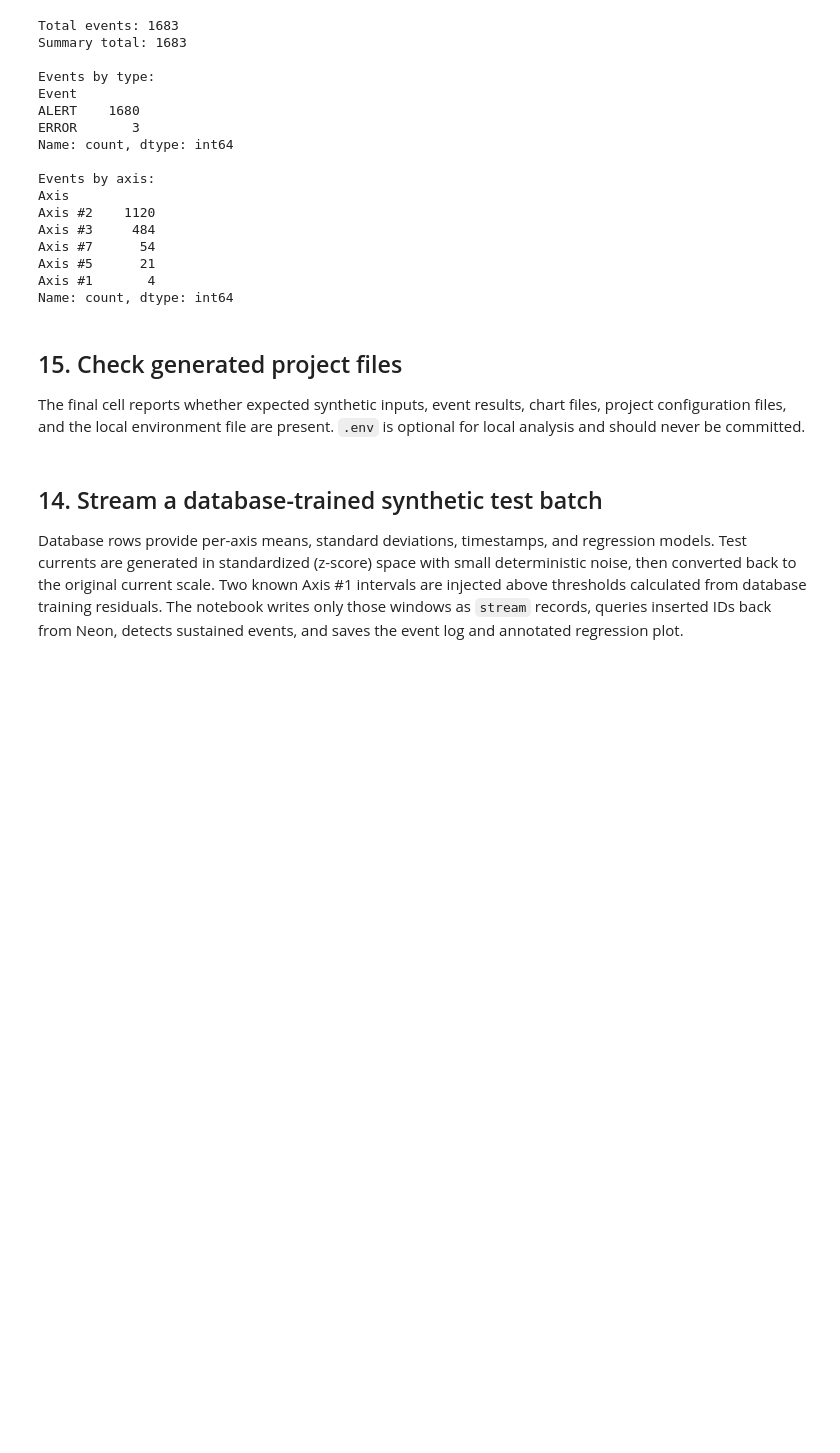
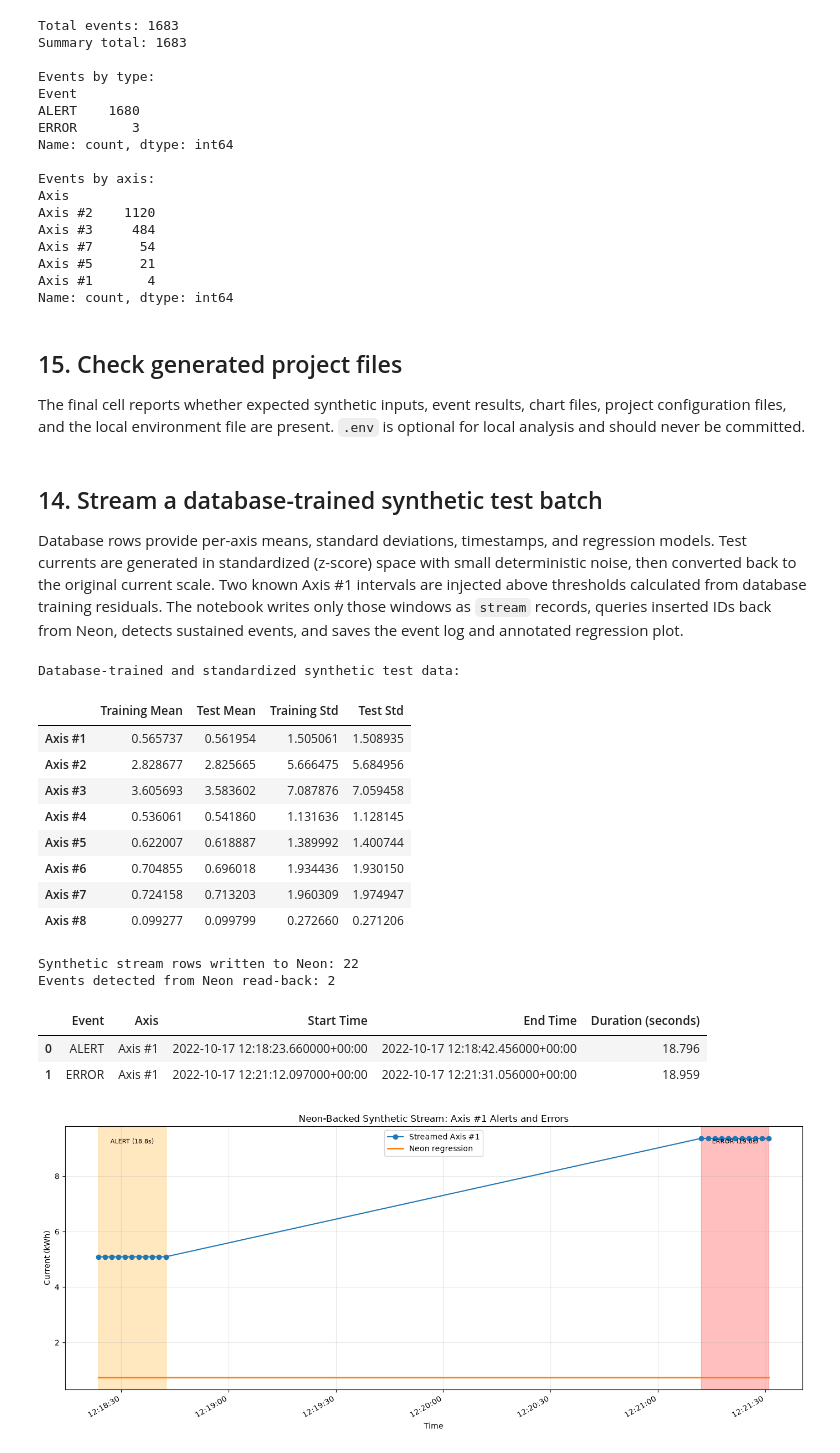
Before and after one commit to koushikbalne97/PracticalLab1_PredictiveMaintenance, a Jupyter notebook: PracticalLab1.ipynb, the cells around one changed output. Drawn from its saved outputs; the diff is of its cells as text; code cells hidden in the pictures; blank space fills up the shorter version.

Commit message:
Add database streaming validation

```diff
--- a/PracticalLab1.ipynb
+++ b/PracticalLab1.ipynb
@@ -1684,7 +1684,9 @@ The final cell reports whether expected synthetic inputs, event results, chart f
 
 Database rows provide per-axis means, standard deviations, timestamps, and regression models. Test currents are generated in standardized (z-score) space with small deterministic noise, then converted back to the original current scale. Two known Axis #1 intervals are injected above thresholds calculated from database training residuals. The notebook writes only those windows as `stream` records, queries inserted IDs back from Neon, detects sustained events, and saves the event log and annotated regression plot.
 # %%
-db_synthetic_test = db_wide[["Time", "trait", *axes]].copy()
+db_synthetic_test = db_wide[["Time", *axes]].copy()
+db_synthetic_test["trait"] = "current"
+
 rng = np.random.default_rng(42)
 db_statistics = {}
 for axis_name in axes:
@@ -1706,6 +1708,7 @@ db_synthetic_test["Time_seconds"] = (
     db_synthetic_test["Time"] - db_wide["Time"].min()
 ).dt.total_seconds()
 for axis_name in axes:
+    db_models = models
     db_synthetic_test[f"{axis_name}_predicted"] = db_models[axis_name].predict(
         db_synthetic_test[["Time_seconds"]]
     )
@@ -1713,8 +1716,8 @@ for axis_name in axes:
         db_synthetic_test[axis_name] - db_synthetic_test[f"{axis_name}_predicted"]
     )
 
-db_MinC = round(float(db_wide["Axis #1_residual"].quantile(0.95)), 2)
-db_MaxC = round(float(db_wide["Axis #1_residual"].quantile(0.99)), 2)
+db_MinC = round(float(db_synthetic_test["Axis #1_residual"].quantile(0.95)), 2)
+db_MaxC = round(float(db_synthetic_test["Axis #1_residual"].quantile(0.99)), 2)
 db_T = T
 window_size = 11
 time_gaps = db_synthetic_test["Time"].diff().dt.total_seconds()
@@ -1789,33 +1792,50 @@ for axis_name in axes:
     ))
     database_stream_events.extend(detect_events_clean(
         db_stream_readback, "error_flag", "ERROR", axis_name, db_T
     ))
 database_stream_events_df = pd.DataFrame(database_stream_events)
 os.makedirs("results", exist_ok=True)
 database_stream_events_df.to_csv("results/database_stream_events.csv", index=False)
 print("Events detected from Neon read-back:", len(database_stream_events_df))
 display(database_stream_events_df)
 
 fig, ax = plt.subplots(figsize=(14, 6))
 ax.plot(db_stream_readback["Time"], db_stream_readback["Axis #1"], marker="o", label="Streamed Axis #1")
 ax.plot(db_stream_readback["Time"], db_stream_readback["Axis #1_predicted"], linewidth=2, label="Neon regression")
 for _, event in database_stream_events_df[database_stream_events_df["Axis"] == "Axis #1"].iterrows():
     color = "orange" if event["Event"] == "ALERT" else "red"
     ax.axvspan(event["Start Time"], event["End Time"], color=color, alpha=0.25)
     midpoint = event["Start Time"] + (event["End Time"] - event["Start Time"]) / 2
     ax.annotate(
         f"{event['Event']} ({event['Duration (seconds)']:.1f}s)",
         (midpoint, db_stream_readback["Axis #1"].max()), ha="center", va="top", fontsize=8,
     )
 ax.set_title("Neon-Backed Synthetic Stream: Axis #1 Alerts and Errors")
 ax.set_xlabel("Time")
 ax.set_ylabel("Current (kWh)")
 ax.legend()
 ax.grid(True, alpha=0.3)
 fig.autofmt_xdate()
 fig.tight_layout()
 fig.savefig("results/database_stream_alert_error.png", dpi=150, bbox_inches="tight")
 plt.show()
+# %% [output]
+Database-trained and standardized synthetic test data:
+|  | Training Mean | Test Mean | Training Std | Test Std |
+| Axis #1 | 0.565737 | 0.561954 | 1.505061 | 1.508935 |
+| Axis #2 | 2.828677 | 2.825665 | 5.666475 | 5.684956 |
+| Axis #3 | 3.605693 | 3.583602 | 7.087876 | 7.059458 |
+| Axis #4 | 0.536061 | 0.541860 | 1.131636 | 1.128145 |
+| Axis #5 | 0.622007 | 0.618887 | 1.389992 | 1.400744 |
+| Axis #6 | 0.704855 | 0.696018 | 1.934436 | 1.930150 |
+| Axis #7 | 0.724158 | 0.713203 | 1.960309 | 1.974947 |
+| Axis #8 | 0.099277 | 0.099799 | 0.272660 | 0.271206 |
+Synthetic stream rows written to Neon: 22
+Events detected from Neon read-back: 2
+|  | Event | Axis | Start Time | End Time | Duration (seconds) |
+| 0 | ALERT | Axis #1 | 2022-10-17 12:18:23.660000+00:00 | 2022-10-17 12:18:42.456000+00:00 | 18.796 |
+| 1 | ERROR | Axis #1 | 2022-10-17 12:21:12.097000+00:00 | 2022-10-17 12:21:31.056000+00:00 | 18.959 |
+[figure, added]
 # %%
 import os
 print("Important project files:")
```
Also changed, not shown: parts of 2 cells of this notebook, 2 other files.
